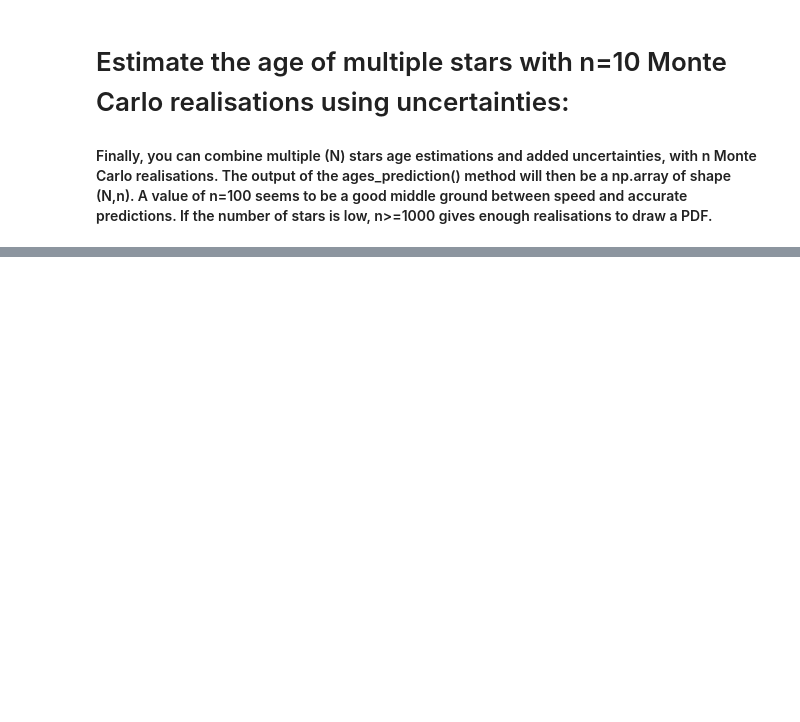
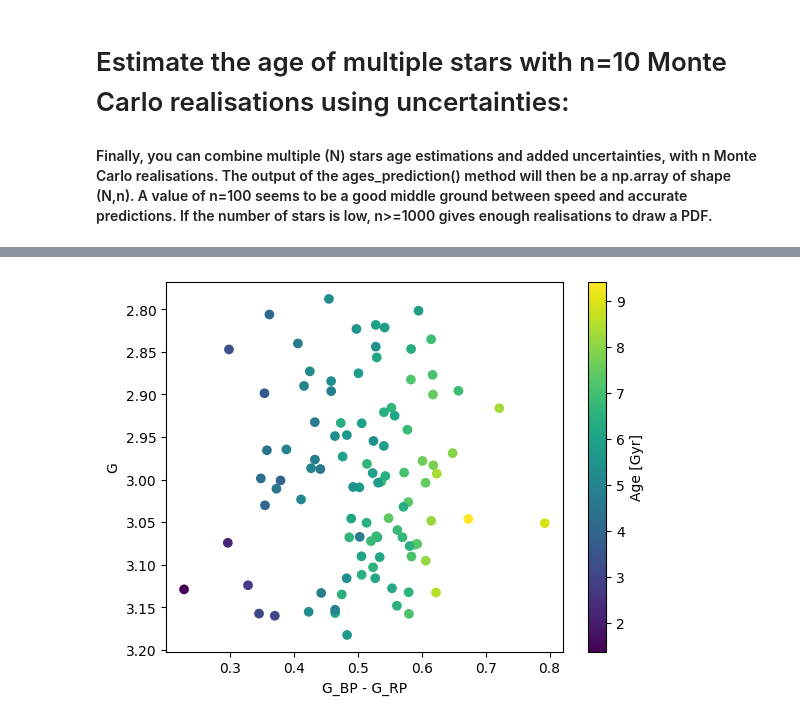
Before and after one commit to star-age/NEST, a Jupyter notebook: tutorial.ipynb, the cells around one changed output, grey strips where cells are left out. Drawn from its saved outputs; the diff is of its cells as text; code cells hidden in the pictures; blank space fills up the shorter version.

Commit message:
handled np arrays as input, added samples property

```diff
--- a/tutorial.ipynb
+++ b/tutorial.ipynb
@@ -123,0 +129,17 @@ print(age_model.std_ages())
+# %%
+#Here is an example on how you can retrieve the samples of the age predictions to investigate individual predictions
+age_model.ages_prediction(met=[0.0,-1.0],mag=[2.0,3.0],col=[1.0,0.5],emet=[0.1,0.1],emag=[0.1,0.1],ecol=[0.1,0.1],n=100)
+
+star_i = 1
+magnitudes = age_model.samples[star_i,:,1]
+colors = age_model.samples[star_i,:,2]
+ages = age_model.ages[star_i]
+
+import matplotlib.pyplot as plt
+plt.scatter(colors,magnitudes,c=ages)
+plt.colorbar(label='Age [Gyr]')
+plt.xlabel('G_BP - G_RP')
+plt.ylabel('G')
+plt.ylim(plt.ylim()[::-1]);
+# %% [output]
+[figure, added]
```
Also changed, not shown: parts of 5 cells of this notebook, 2 other files.
